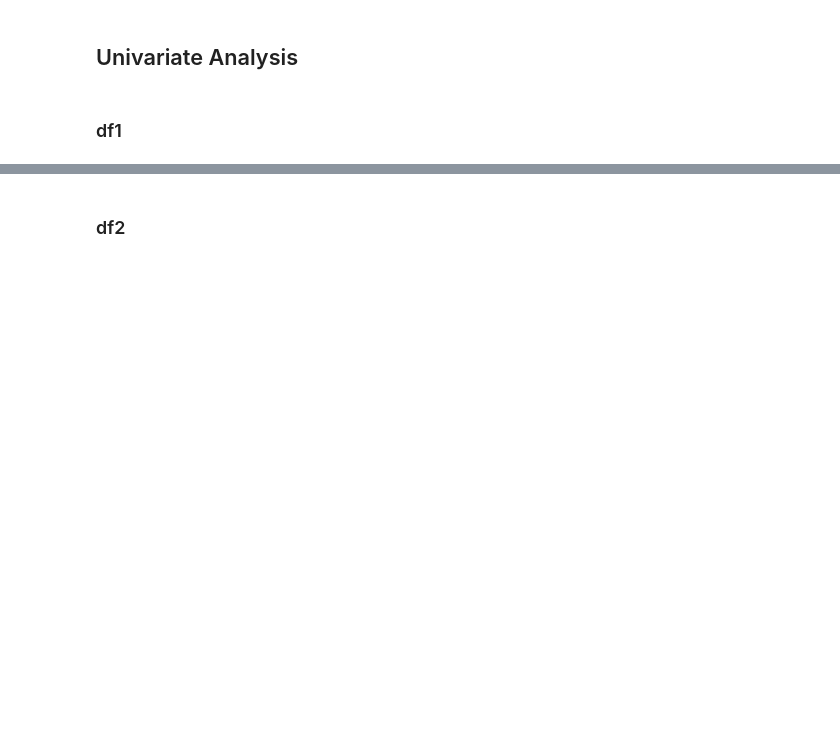
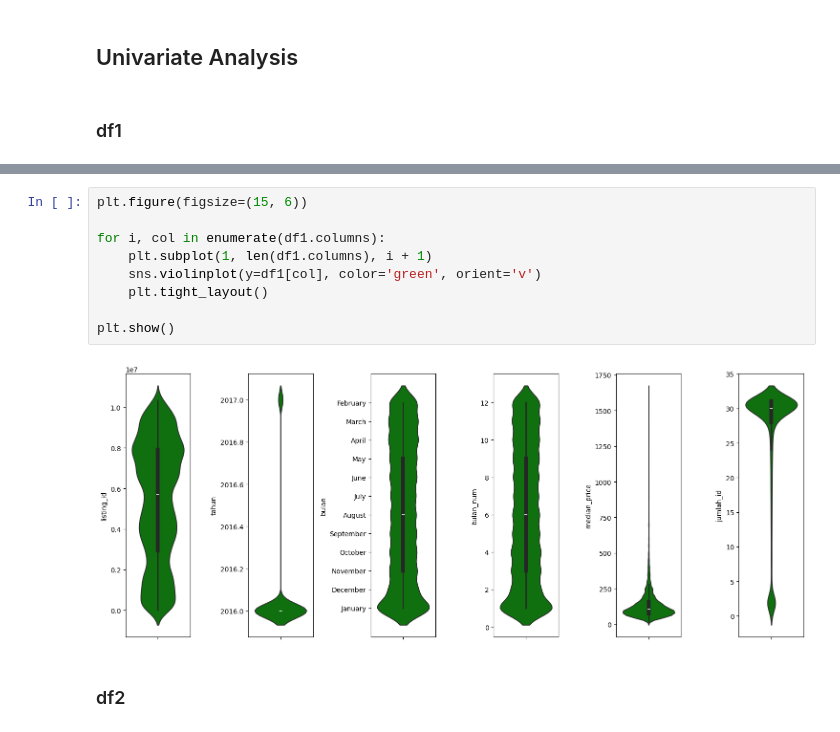
Before and after one commit to Podjan/ResNet2, a Jupyter notebook: Coding2.ipynb, the cells around one changed output, grey strips where cells are left out. Cells and saved outputs as stored; diff of their text form; blank space fills up the shorter version.

```diff
--- a/Coding2.ipynb
+++ b/Coding2.ipynb
@@ -368,3 +377,14 @@ df2.head()
+# %%
+plt.figure(figsize=(15, 6))
+
+for i, col in enumerate(df1.columns):
+    plt.subplot(1, len(df1.columns), i + 1)
+    sns.violinplot(y=df1[col], color='green', orient='v')
+    plt.tight_layout()
+
+plt.show()
+# %% [output]
+[figure, added]
 # %% [markdown]
 ### df2
 # %% [markdown]
```
Also changed, not shown: parts of 1 cell of this notebook.
